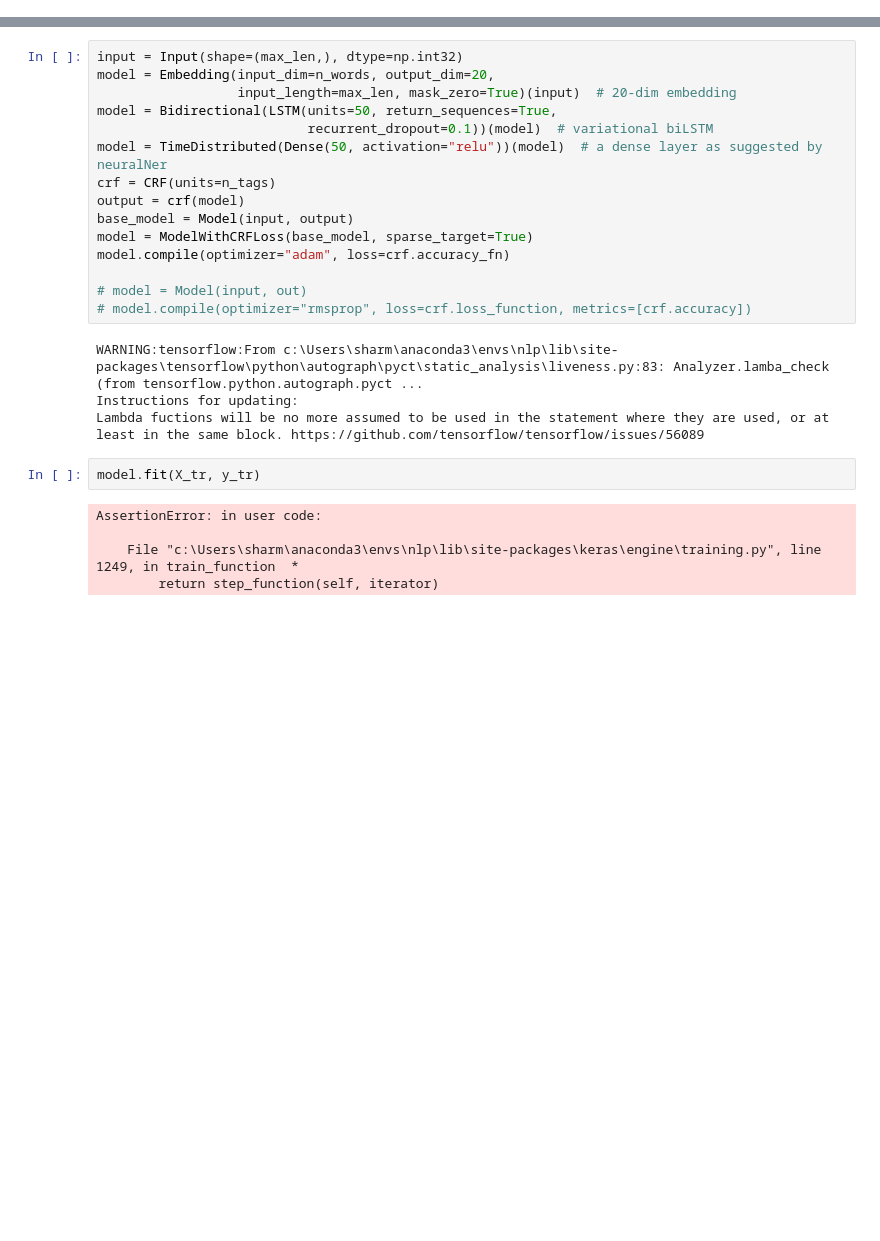
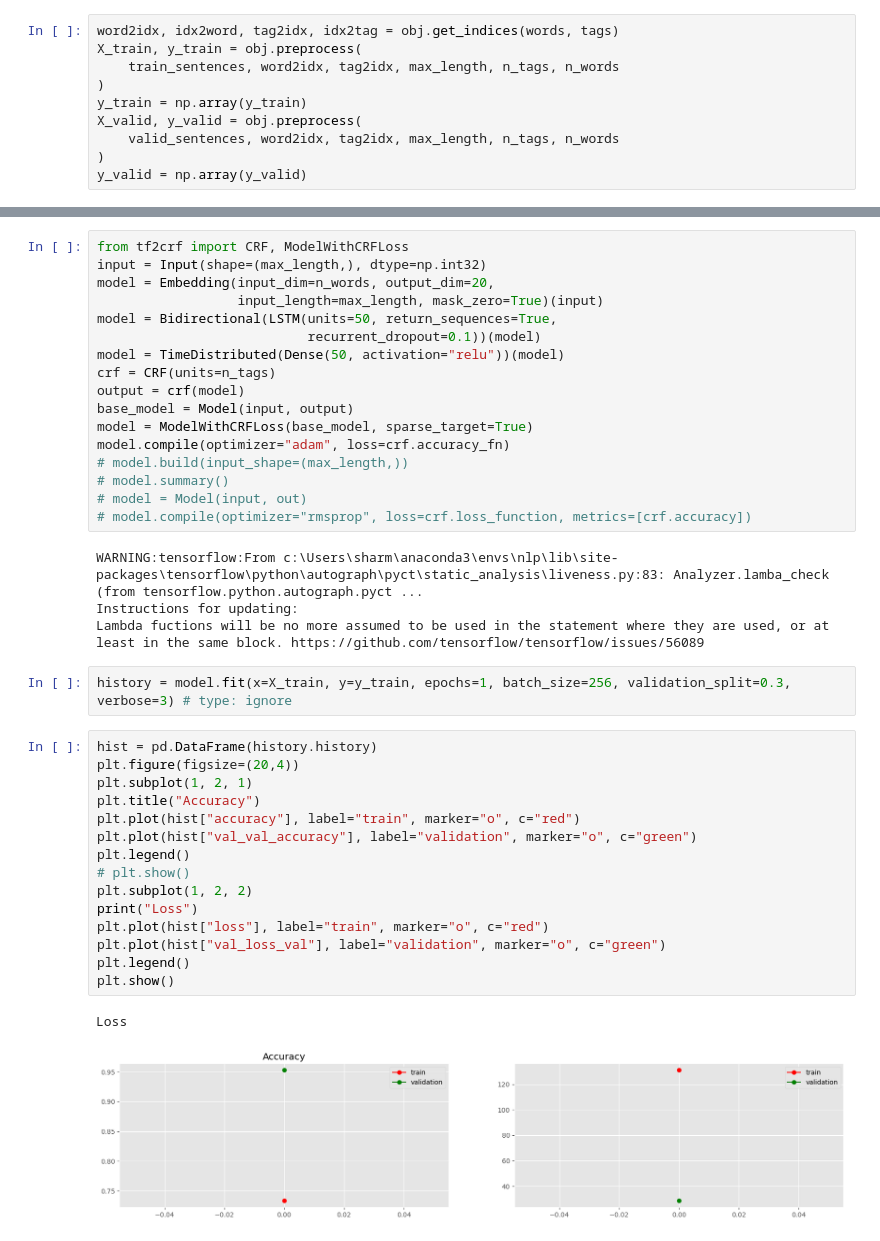
Before and after one commit to GadaaDhaariGeek/ner-bilstm-crf, a Jupyter notebook: src/ner_lstm_crf.ipynb, the cells around one changed output, grey strips where cells are left out. Drawn from its saved outputs; the diff is of its cells as text; blank space fills up the shorter version.

```diff
--- a/src/ner_lstm_crf.ipynb
+++ b/src/ner_lstm_crf.ipynb
@@ -106,3 +52,13 @@ from tensorflow.keras.layers import Embedding, LSTM, Bidirectional, TimeDistribu
+# %%
+word2idx, idx2word, tag2idx, idx2tag = obj.get_indices(words, tags)
+X_train, y_train = obj.preprocess(
+    train_sentences, word2idx, tag2idx, max_length, n_tags, n_words
+)
+y_train = np.array(y_train)
+X_valid, y_valid = obj.preprocess(
+    valid_sentences, word2idx, tag2idx, max_length, n_tags, n_words
+)
+y_valid = np.array(y_valid)
 # %%
 # input = Input(shape=(max_len,))
 # model = Embedding(input_dim=n_words + 1, output_dim=20,
@@ -120,26 +74,41 @@ from tf2crf import CRF, ModelWithCRFLoss
 # %%
-input = Input(shape=(max_len,), dtype=np.int32)
+from tf2crf import CRF, ModelWithCRFLoss
+input = Input(shape=(max_length,), dtype=np.int32)
 model = Embedding(input_dim=n_words, output_dim=20,
-                  input_length=max_len, mask_zero=True)(input)  # 20-dim embedding
+                  input_length=max_length, mask_zero=True)(input)
 model = Bidirectional(LSTM(units=50, return_sequences=True,
-                           recurrent_dropout=0.1))(model)  # variational biLSTM
-model = TimeDistributed(Dense(50, activation="relu"))(model)  # a dense layer as suggested by neuralNer
+                           recurrent_dropout=0.1))(model)
+model = TimeDistributed(Dense(50, activation="relu"))(model)
 crf = CRF(units=n_tags)
 output = crf(model)
 base_model = Model(input, output)
 model = ModelWithCRFLoss(base_model, sparse_target=True)
 model.compile(optimizer="adam", loss=crf.accuracy_fn)
-
+# model.build(input_shape=(max_length,))
+# model.summary()
 # model = Model(input, out)
 # model.compile(optimizer="rmsprop", loss=crf.loss_function, metrics=[crf.accuracy])
 # %% [output]
 WARNING:tensorflow:From c:\Users\sharm\anaconda3\envs\nlp\lib\site-packages\tensorflow\python\autograph\pyct\static_analysis\liveness.py:83: Analyzer.lamba_check (from tensorflow.python.autograph.pyct ...
 Instructions for updating:
 Lambda fuctions will be no more assumed to be used in the statement where they are used, or at least in the same block. https://github.com/tensorflow/tensorflow/issues/56089
-# %%
-model.fit(X_tr, y_tr)
-# %% [output]
-AssertionError: in user code:
-
-    File "c:\Users\sharm\anaconda3\envs\nlp\lib\site-packages\keras\engine\training.py", line 1249, in train_function  *
-        return step_function(self, iterator)
+# %%
+history = model.fit(x=X_train, y=y_train, epochs=1, batch_size=256, validation_split=0.3, verbose=3) # type: ignore
+# %%
+hist = pd.DataFrame(history.history)
+plt.figure(figsize=(20,4))
+plt.subplot(1, 2, 1)
+plt.title("Accuracy")
+plt.plot(hist["accuracy"], label="train", marker="o", c="red")
+plt.plot(hist["val_val_accuracy"], label="validation", marker="o", c="green")
+plt.legend()
+# plt.show()
+plt.subplot(1, 2, 2)
+print("Loss")
+plt.plot(hist["loss"], label="train", marker="o", c="red")
+plt.plot(hist["val_loss_val"], label="validation", marker="o", c="green")
+plt.legend()
+plt.show()
+# %% [output]
+Loss
+[figure, added]
```
Also changed, not shown: parts of 20 cells of this notebook, 21 other files.
